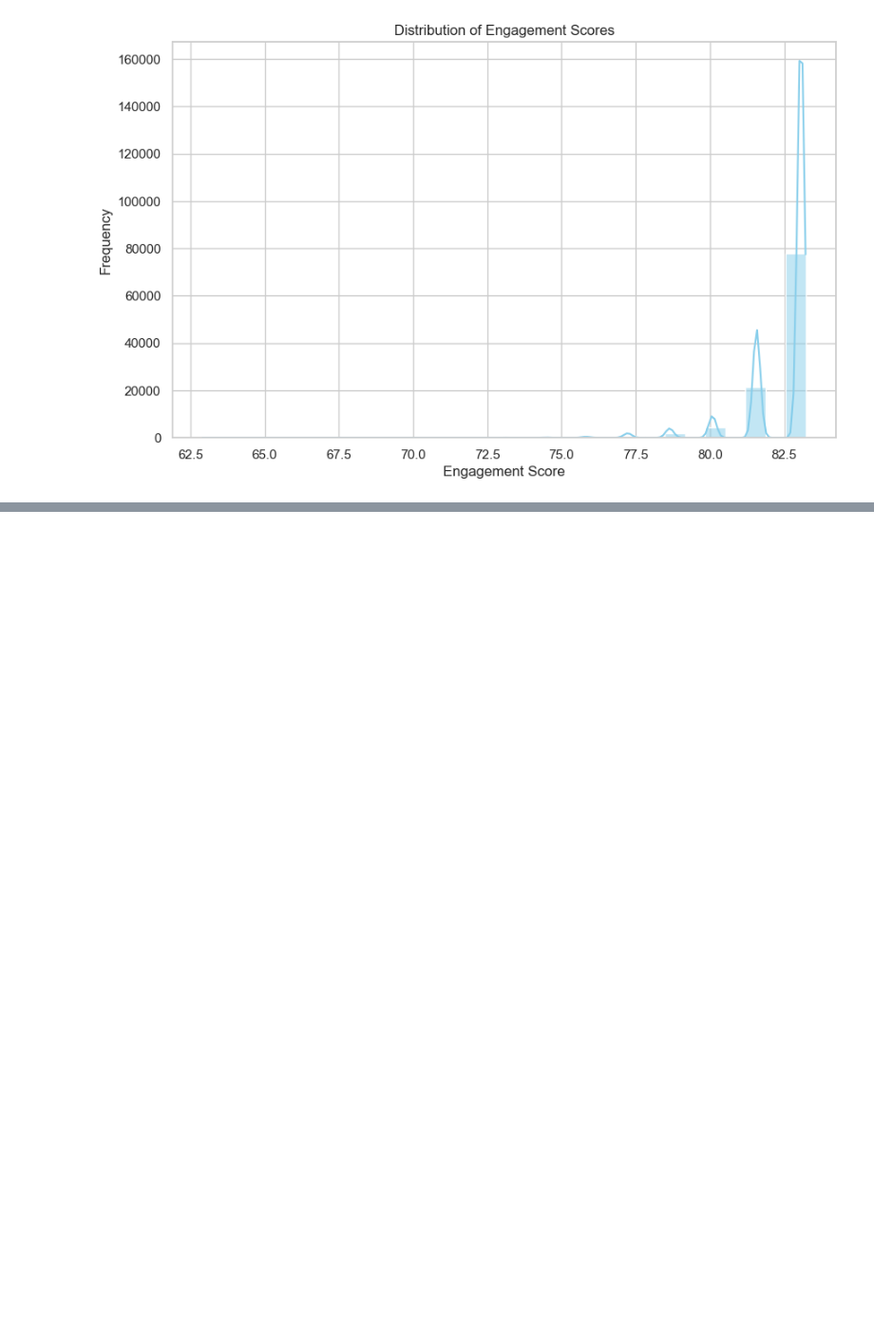
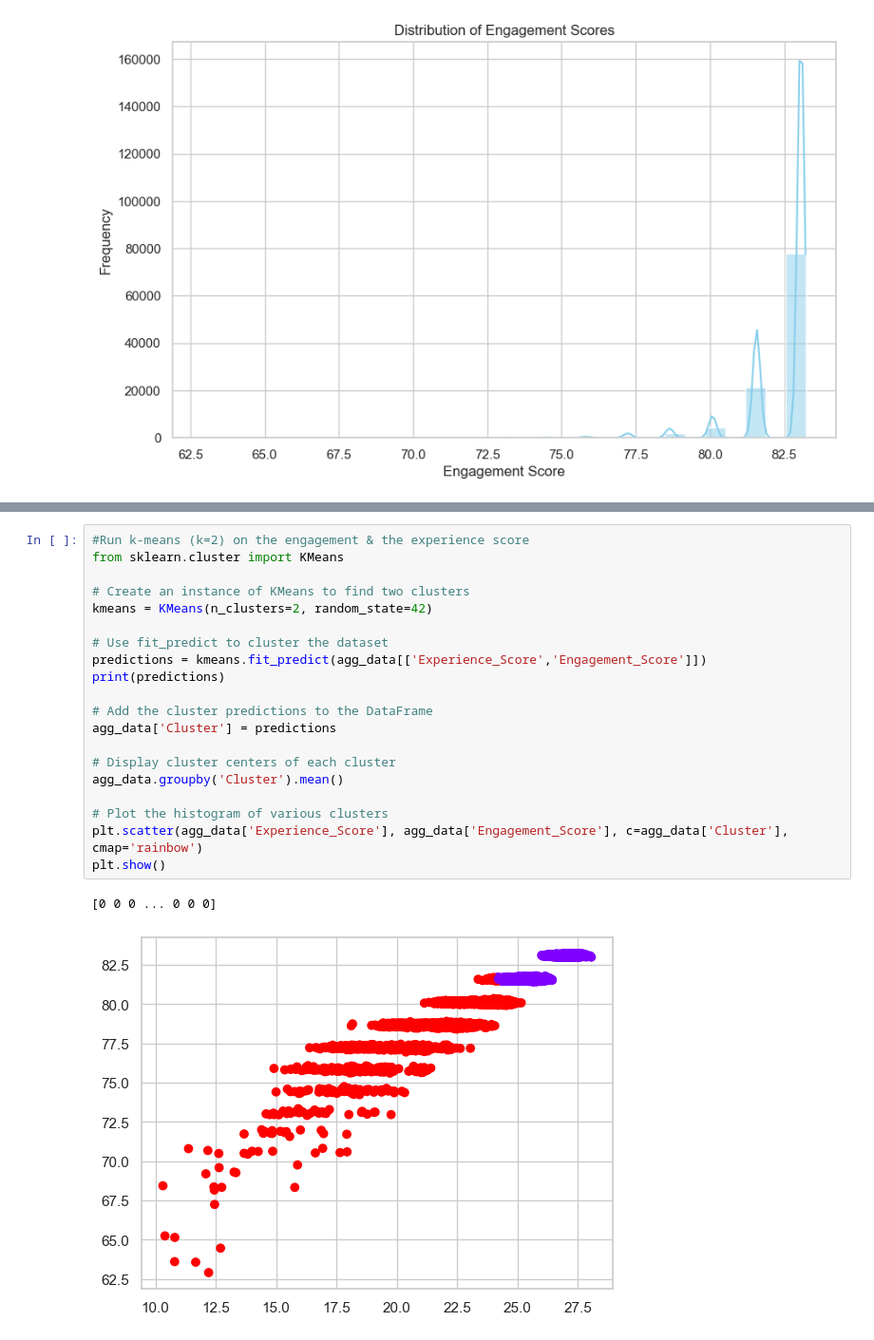
Before and after one commit to Basi10/Telecom-Data-Analysis, a Jupyter notebook: notebooks/user-satisfaction.ipynb, the cells around one changed output, grey strips where cells are left out. Shown at 95% size. Cells and saved outputs as stored; diff of their text form; blank space fills up the shorter version.

```diff
--- a/notebooks/user-satisfaction.ipynb
+++ b/notebooks/user-satisfaction.ipynb
@@ -166,0 +203,23 @@ plt.show()
+# %%
+#Run k-means (k=2) on the engagement & the experience score
+from sklearn.cluster import KMeans
+
+# Create an instance of KMeans to find two clusters
+kmeans = KMeans(n_clusters=2, random_state=42)
+
+# Use fit_predict to cluster the dataset
+predictions = kmeans.fit_predict(agg_data[['Experience_Score','Engagement_Score']])
+print(predictions)
+
+# Add the cluster predictions to the DataFrame
+agg_data['Cluster'] = predictions
+
+# Display cluster centers of each cluster
+agg_data.groupby('Cluster').mean()
+
+# Plot the histogram of various clusters
+plt.scatter(agg_data['Experience_Score'], agg_data['Engagement_Score'], c=agg_data['Cluster'], cmap='rainbow')
+plt.show()
+# %% [output]
+[0 0 0 ... 0 0 0]
+[figure, added]
```
Also changed, not shown: parts of 11 cells of this notebook.
